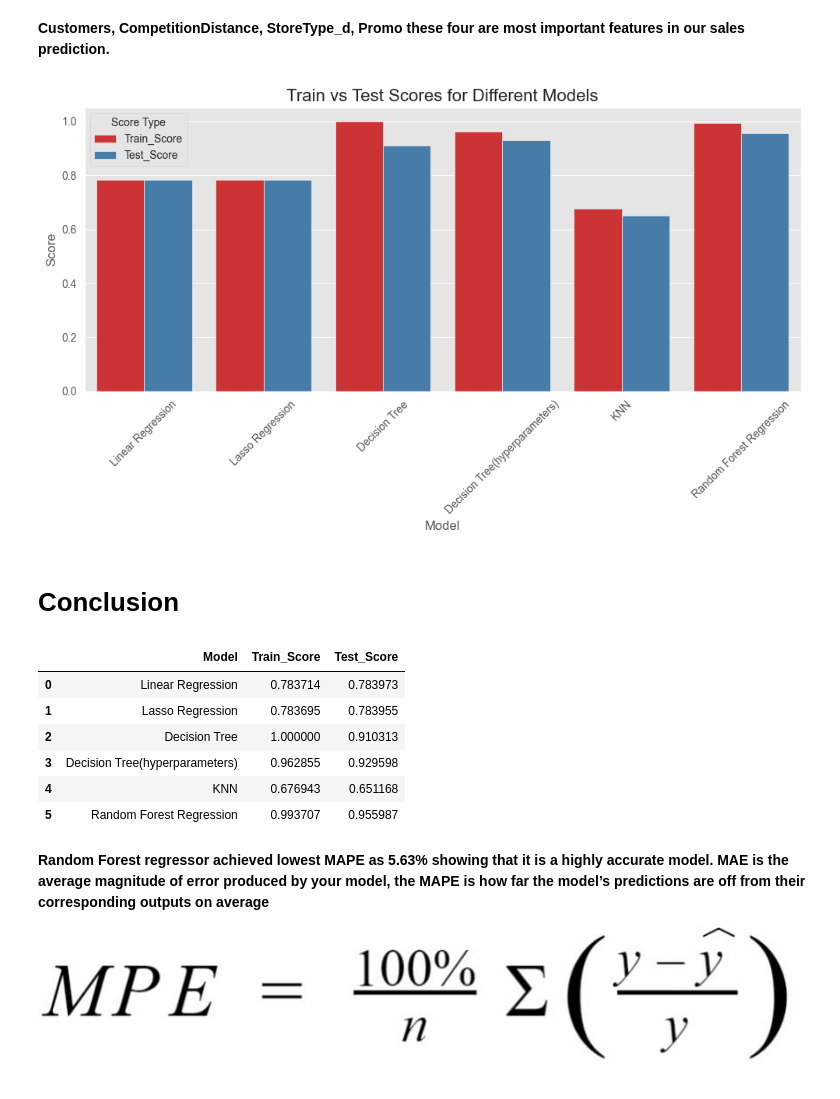
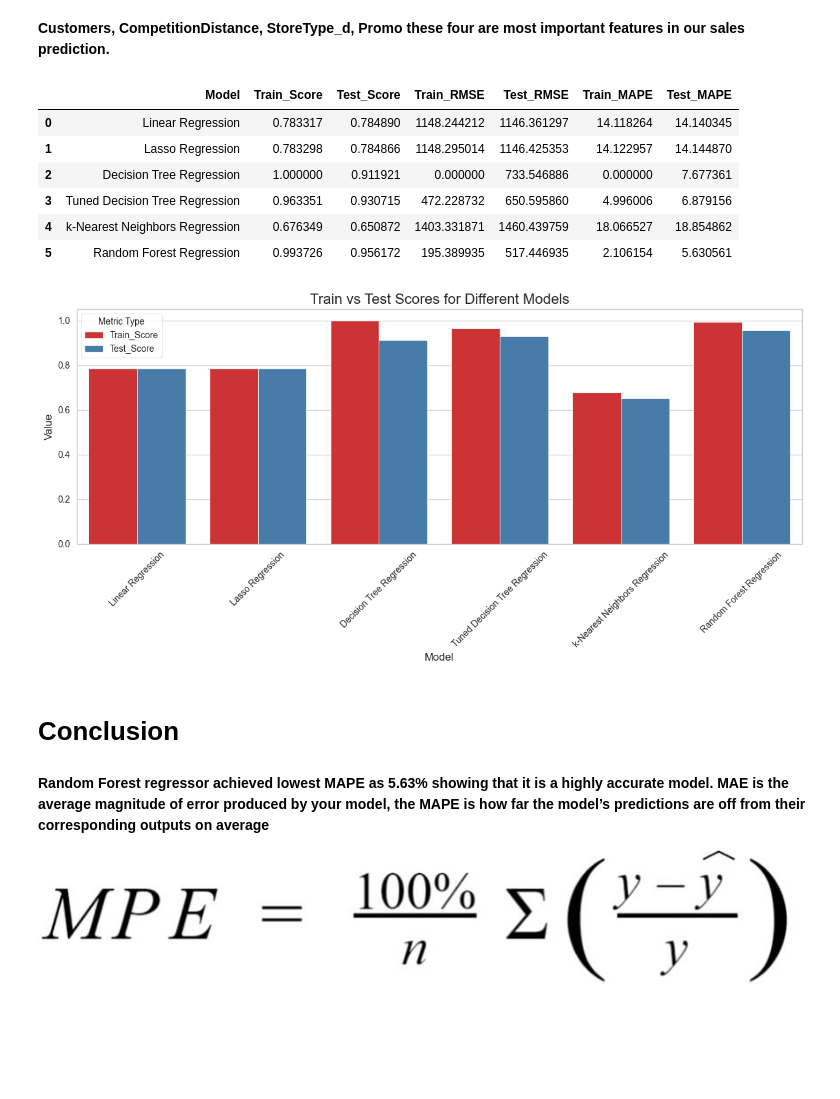
Before and after one commit to Dilara520/rossmann-sales-predictions, a Jupyter notebook: Retail_Sales_Prediction_Capstone_Project.ipynb, the cells around one changed output. Cells and saved outputs as stored; diff of their text form; code cells hidden in the pictures; blank space fills up the shorter version.

Commit message:
evaluation results, code readability increased

```diff
--- a/Retail_Sales_Prediction_Capstone_Project.ipynb
+++ b/Retail_Sales_Prediction_Capstone_Project.ipynb
@@ -1274,7 +1311,5 @@ Training MAPE : 18.084037703407 Testing MAPE : 18.72932102522484
 # %%
 #%%time
 rdf = RandomForestRegressor(n_estimators=80,min_samples_split=2, min_samples_leaf=1,max_depth=None,n_jobs=-1)
-rdfreg = rdf.fit(X_train, y_train)
-
-joblib.dump(rdfreg, 'random_forest_model.pkl')
+results.append(model_train_evaluate(rdf, "Random Forest Regression", X_train, y_train, X_test, y_test, save_model=True, visualize=True))
 # %% [output]
@@ -1335,5 +1337,0 @@ dataset_rf.describe()
-# %%
-plt.style.use('ggplot')
-# Plotting the histogram for Actual, Predicted, and Difference of sales
-dataset_rf.plot.hist(subplots=True, layout=(3, 1), legend=False)
-plt.show()
@@ -1392,39 +1344,39 @@ score_df = pd.DataFrame({'Train_Score':[train_score_1,train_score_2,train_score_
+# %%
+score_df = pd.DataFrame(results)
+score_df
+# %% [output]
+|  | Model | Train_Score | Test_Score | Train_RMSE | Test_RMSE | Train_MAPE | Test_MAPE |
+| 0 | Linear Regression | 0.783317 | 0.784890 | 1148.244212 | 1146.361297 | 14.118264 | 14.140345 |
+| 1 | Lasso Regression | 0.783298 | 0.784866 | 1148.295014 | 1146.425353 | 14.122957 | 14.144870 |
+| 2 | Decision Tree Regression | 1.000000 | 0.911921 | 0.000000 | 733.546886 | 0.000000 | 7.677361 |
+| 3 | Tuned Decision Tree Regression | 0.963351 | 0.930715 | 472.228732 | 650.595860 | 4.996006 | 6.879156 |
+| 4 | k-Nearest Neighbors Regression | 0.676349 | 0.650872 | 1403.331871 | 1460.439759 | 18.066527 | 18.854862 |
+| 5 | Random Forest Regression | 0.993726 | 0.956172 | 195.389935 | 517.446935 | 2.106154 | 5.630561 |
+# %%
+# Melting the DataFrame for visualization purposes
+score_df_melted_scores = score_df.melt(id_vars=['Model'], value_vars=['Train_Score', 'Test_Score'],
+                                var_name='Metric_Type', value_name='Value')
+score_df_melted_rmse = score_df.melt(id_vars=['Model'], value_vars=['Train_RMSE', 'Test_RMSE'],
+                                var_name='Metric_Type', value_name='Value')
+score_df_melted_mape = score_df.melt(id_vars=['Model'], value_vars=['Train_MAPE', 'Test_MAPE'],
+                                var_name='Metric_Type', value_name='Value')
 # %%
-score_df.reset_index(inplace=True)
-score_df.rename(columns={'index': 'Model'}, inplace=True)
+plt.figure(figsize=(12, 6))
+sns.set_palette("Set1")
 
-# Melt the dataframe for seaborn compatibility
-score_df_melted = score_df.melt(id_vars=['Model'], value_vars=['Train_Score', 'Test_Score'],
-                                var_name='Score_Type', value_name='Score')
+sns.barplot(x='Model', y='Value', hue='Metric_Type', data=score_df_melted_scores)
 
-# Plotting
-plt.figure(figsize=(10, 6))
-sns.set_palette("Set1")  # Change color palette
-sns.barplot(x='Model', y='Score', hue='Score_Type', data=score_df_melted)
-
-# Customize the plot
 plt.title('Train vs Test Scores for Different Models', fontsize=16)
 plt.xlabel('Model', fontsize=12)
-plt.ylabel('Score', fontsize=12)
+plt.ylabel('Value', fontsize=12)
 plt.xticks(rotation=45)
-plt.legend(title='Score Type')
+plt.legend(title='Metric Type')
 
-# Show the plot
 plt.tight_layout()
 plt.show()
 # %% [output]
-[figure, old version]
+[figure, new version]
 # %% [markdown]
 # **Conclusion**
-# %%
-score_df
-# %% [output]
-|  | Model | Train_Score | Test_Score |
-| 0 | Linear Regression | 0.783714 | 0.783973 |
-| 1 | Lasso Regression | 0.783695 | 0.783955 |
-| 2 | Decision Tree | 1.000000 | 0.910313 |
-| 3 | Decision Tree(hyperparameters) | 0.962855 | 0.929598 |
-| 4 | KNN | 0.676943 | 0.651168 |
-| 5 | Random Forest Regression | 0.993707 | 0.955987 |
 # %% [markdown]
 **Random Forest regressor achieved lowest MAPE as 5.63% showing that it is a highly accurate model. MAE is the average magnitude of error produced by your model, the MAPE is how far the model’s predictions are off from their corresponding outputs on average**![ndIXERr.jpg](embedded-picture-1)
```
Also changed, not shown: parts of 91 cells of this notebook, 2 other files.
